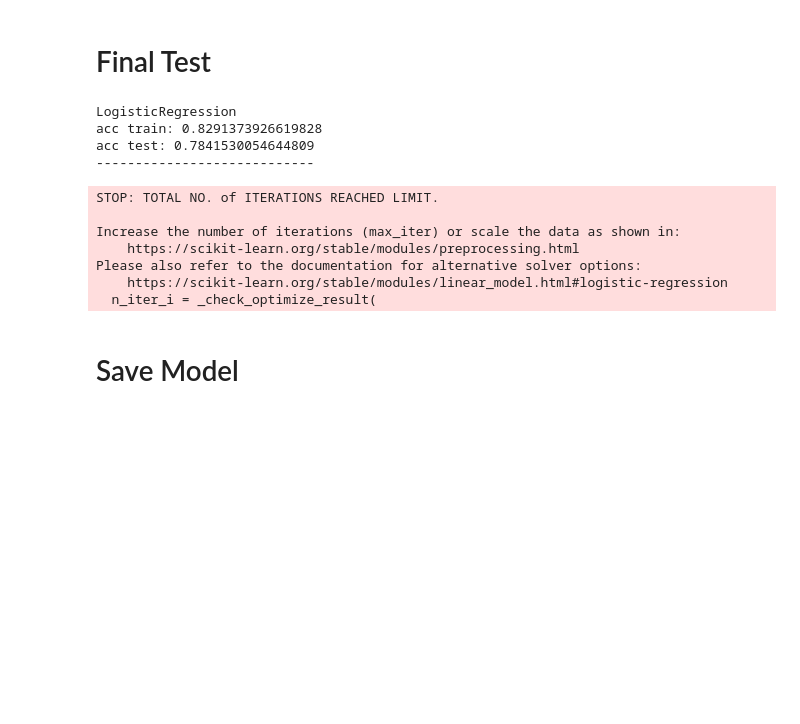
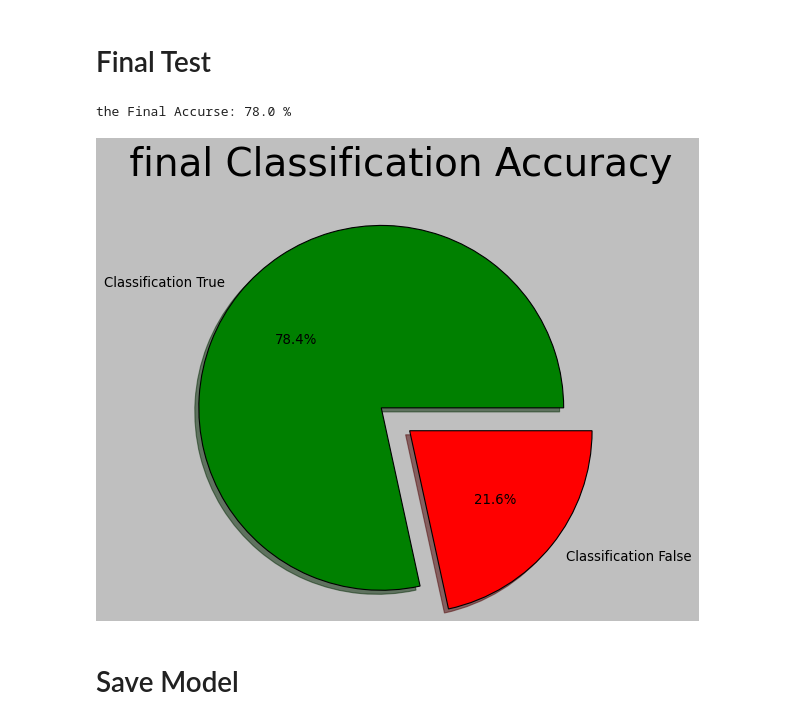
Before and after one commit to sherifRoshdy/NLP-project, a Jupyter notebook: Sentiment Analysis .ipynb, the cells around one changed output. Drawn from its saved outputs; the diff is of its cells as text; code cells hidden in the pictures; blank space fills up the shorter version.

```diff
--- a/Sentiment Analysis .ipynb
+++ b/Sentiment Analysis .ipynb
@@ -434,19 +445,21 @@ final_results
 # Final Test
 # %%
 final_model=LogisticRegression(max_iter=100,random_state=0)
-acc_tarin4,acc_test4=eval_model(final_model,X_train_features,y_train,X_test_features,y_test)
+final_model.fit(X_train_features,y_train)
+final_y_pred=final_model.predict(X_test_features)
+final_acc_test=accuracy_score(y_test,final_y_pred)
+print("the Final Accurse:",round(final_acc_test,2)*100,"%")
 # %% [output]
-LogisticRegression
-acc train: 0.8291373926619828
-acc test: 0.7841530054644809
-----------------------------
+the Final Accurse: 78.0 %
-STOP: TOTAL NO. of ITERATIONS REACHED LIMIT.
-
-Increase the number of iterations (max_iter) or scale the data as shown in:
-    https://scikit-learn.org/stable/modules/preprocessing.html
-Please also refer to the documentation for alternative solver options:
-    https://scikit-learn.org/stable/modules/linear_model.html#logistic-regression
-  n_iter_i = _check_optimize_result(
+# %%
+plt.style.use('classic')
+plt.pie([final_acc_test,1-final_acc_test],labels=('Classification True','Classification False')
+        ,explode=[0.1,0.1],autopct="%1.1f%%",shadow=True,colors=['green','red'])
+plt.axis('equal')
+plt.title(' final Classification Accuracy\n',fontsize=35)
+plt.show()
+# %% [output]
+[figure, added]
 # %% [markdown]
 # Save Model
 # %%
```
Also changed, not shown: parts of 9 cells of this notebook, 1 other file.
